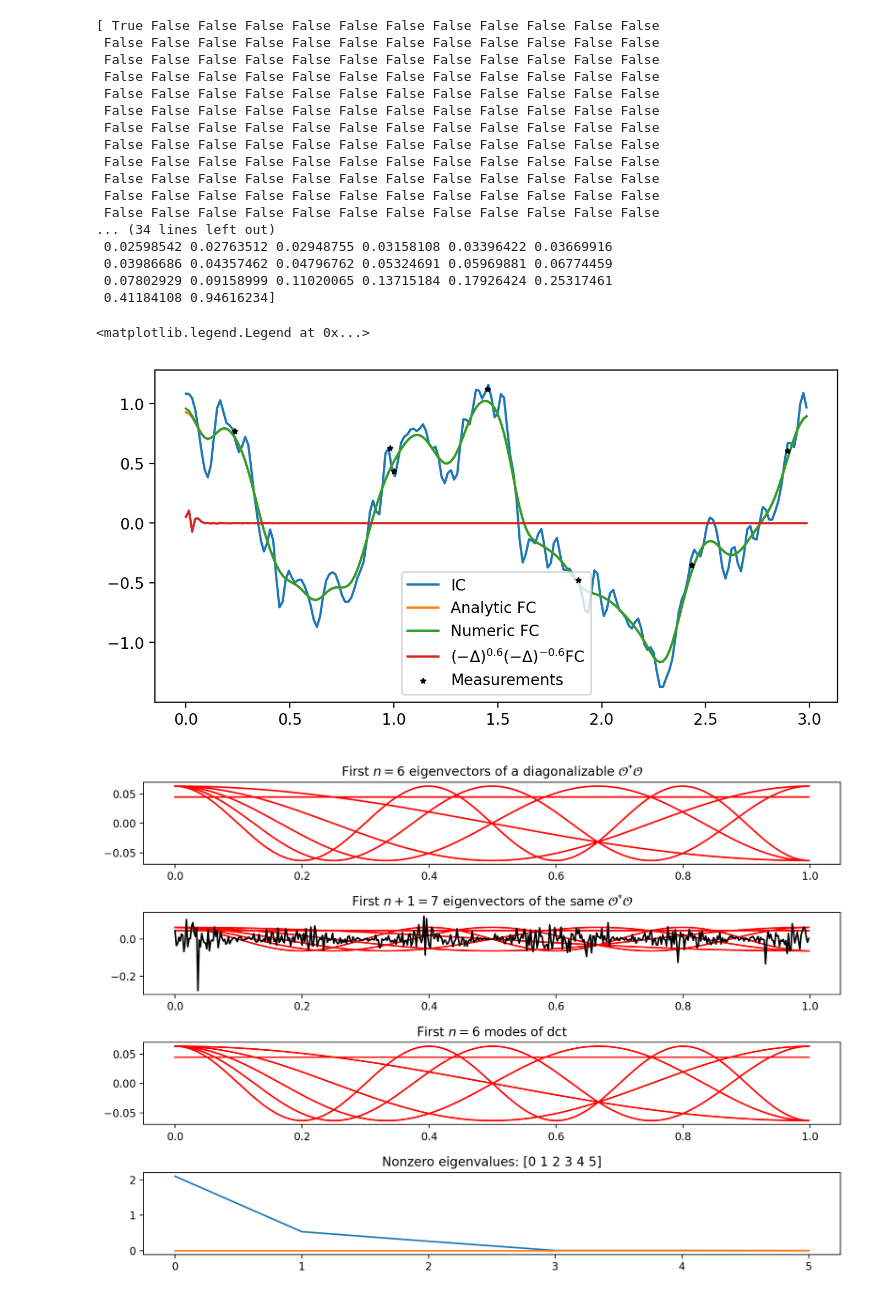
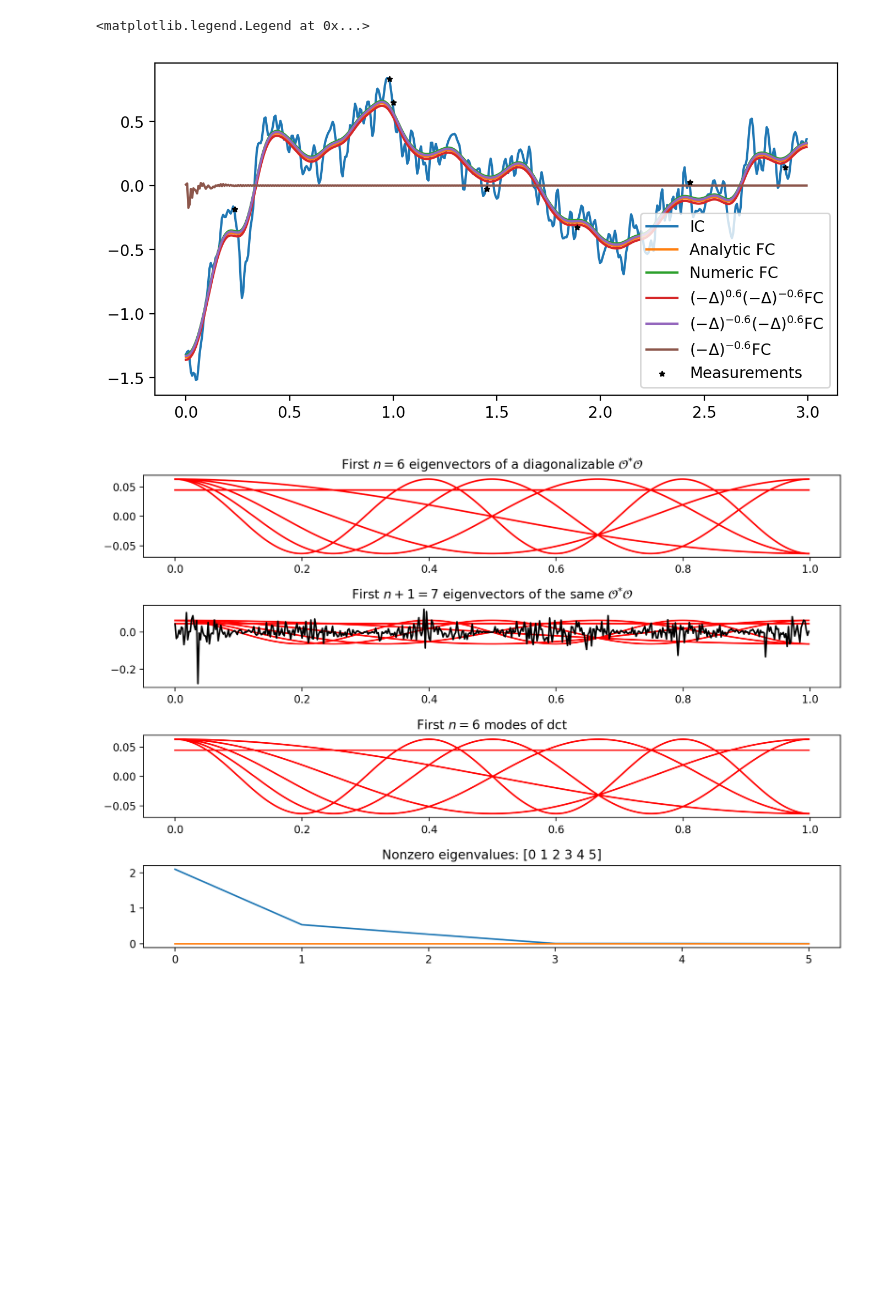
Before and after one commit to yairdaon/OED, a Jupyter notebook: heat.ipynb, the cells around one changed output. Drawn from its saved outputs; the diff is of its cells as text; code cells hidden in the pictures; blank space fills up the shorter version.

Commit message:
Now inverse method of Laplacian works

```diff
--- a/heat.ipynb
+++ b/heat.ipynb
@@ -63,10 +63,11 @@ class FourierMultiplier(Operator):
     def _matvec(self, v):
         return self(np.squeeze(v))
 
-    def __call__(self, v, multiplier=None):
-        multiplier = self.multiplier if multiplier is None else multiplier
+    def __call__(self, v, mult=None):
+        if mult is None:
+            mult = self.multiplier
         v_hat = self.to_freq_domain(v)
-        Av_hat = v_hat * multiplier
+        Av_hat = v_hat * mult
         Av = self.to_time_domain(Av_hat)
         return Av + np.mean(v)
 
@@ -85,6 +86,9 @@ class FourierMultiplier(Operator):
     def __repr__(self):
         return str(self)
 
+    def __str__(self):
+        return 'Fourier multiplier'
+
 
 class Heat(FourierMultiplier):
     def __init__(self, time, alpha=1, **kwargs):
@@ -93,6 +97,8 @@ class Heat(FourierMultiplier):
         self.time = time
         self.multiplier = np.exp(-self.alpha * np.pi**2 * self.time * self.freqs**2)
 
+    def __str__(self):
+        return f'Heat operator alpha {alpha} time {time}'
 
 class Laplacian(FourierMultiplier): ## Actually, negative Laplacian
     def __init__(self, alpha, **kwargs):
@@ -101,21 +107,18 @@ class Laplacian(FourierMultiplier): ## Actually, negative Laplacian
         inv_mult = np.power(np.pi**2 * self.freqs**2, -alpha)
         ind = (multiplier < 1e-9) #| (inv_mult < 1e-9)
         ind[0] = True
-        print(ind, multiplier)
-
         multiplier[ind] = 0
         self.multiplier = multiplier
         inv_mult[ind] = 0
         self.inv_mult = inv_mult
-
         self.alpha = alpha
 
 
+    def inverse(self, v):
+        return Laplacian.__call__(self, v, mult=self.inv_mult)
+
     def __str__(self):
         return '$(-\Delta)^{' + str(self.alpha) + '}$'
-
-    def inv(self, v):
-        return self(v, multiplier=self.inv_mult)
 
     @property
     def inv_str(self):
@@ -206,51 +209,34 @@ class Posterior:
     def utility(self):
         eigenvalues = sig**(-2) * fwd.multiplier**2 * prior.multiplier * obs
 # %%
-N=200
 fwd = Heat(N=N, L=L, alpha=alpha, time=time, transform=transform)
-lap = Laplacian(alpha=-alpha, N=N, L=L, transform=transform)
-#invlap = Laplacian(alpha=-alpha, N=N, L=L, transform=transform)
+lap = Laplacian(alpha=alpha, N=N, L=L, transform=transform)
 obs = Observation(meas=[0.2356323, 0.9822345, 1.451242, 1.886632215, 2.43244, 2.89235633, 1, 1], L=L, N=N, transform=transform)
 
 # IC
 u0, coeffs0 = fwd.random(return_coeffs=True, beta=beta)
 
 # Analytic
 coeffsT = coeffs0 * fwd.multiplier
 uT = fwd.coeff2u(coeffsT)
 
 # Numeric solution
 uT_num = fwd(u0)
 
 plt.plot(fwd.x, u0.real, label='IC')
 plt.plot(fwd.x, uT.real, label='Analytic FC')
-plt.plot(fwd.x, uT_num.real, label='Numeric FC')
-#plt.plot(lap.x, lap(lap.inv(uT)), label=str(lap) + lap.inv_str + 'FC')
-plt.plot(lap.x, lap.inv(lap(uT)), label=lap.inv_str + str(lap) + 'FC')
+plt.plot(fwd.x, uT_num.real+0.02, label='Numeric FC')
+plt.plot(lap.x, lap(lap.inverse(uT))-0.02, label=str(lap) + lap.inv_str + 'FC')
+plt.plot(lap.x, lap.inverse(lap(uT))+0.01, label= lap.inv_str + str(lap) + 'FC')
+#plt.plot(lap.x, lap(uT), label= str(lap) + 'FC')
+plt.plot(lap.x, lap.inv(uT), label= lap.inv_str + 'FC')
 plt.scatter(obs.meas, obs(u0).real, label='Measurements', marker='*', s =10, color='k', zorder=10)
 
 plt.legend()
 #plt.close()
 # %% [output]
-[ True False False False False False False False False False False False
- False False False False False False False False False False False False
- False False False False False False False False False False False False
- False False False False False False False False False False False False
- False False False False False False False False False False False False
- False False False False False False False False False False False False
- False False False False False False False False False False False False
- False False False False False False False False False False False False
- False False False False False False False False False False False False
- False False False False False False False False False False False False
- False False False False False False False False False False False False
- False False False False False False False False False False False False
-... (34 lines left out)
- 0.02598542 0.02763512 0.02948755 0.03158108 0.03396422 0.03669916
- 0.03986686 0.04357462 0.04796762 0.05324691 0.05969881 0.06774459
- 0.07802929 0.09158999 0.11020065 0.13715184 0.17926424 0.25317461
- 0.41184108 0.94616234]
+<matplotlib.legend.Legend at 0x...>
-<matplotlib.legend.Legend at 0x...>
-[figure, old version]
+[figure, new version]
 # %%
 n = 6
 singular_values = np.random.randn(n)**2
```
